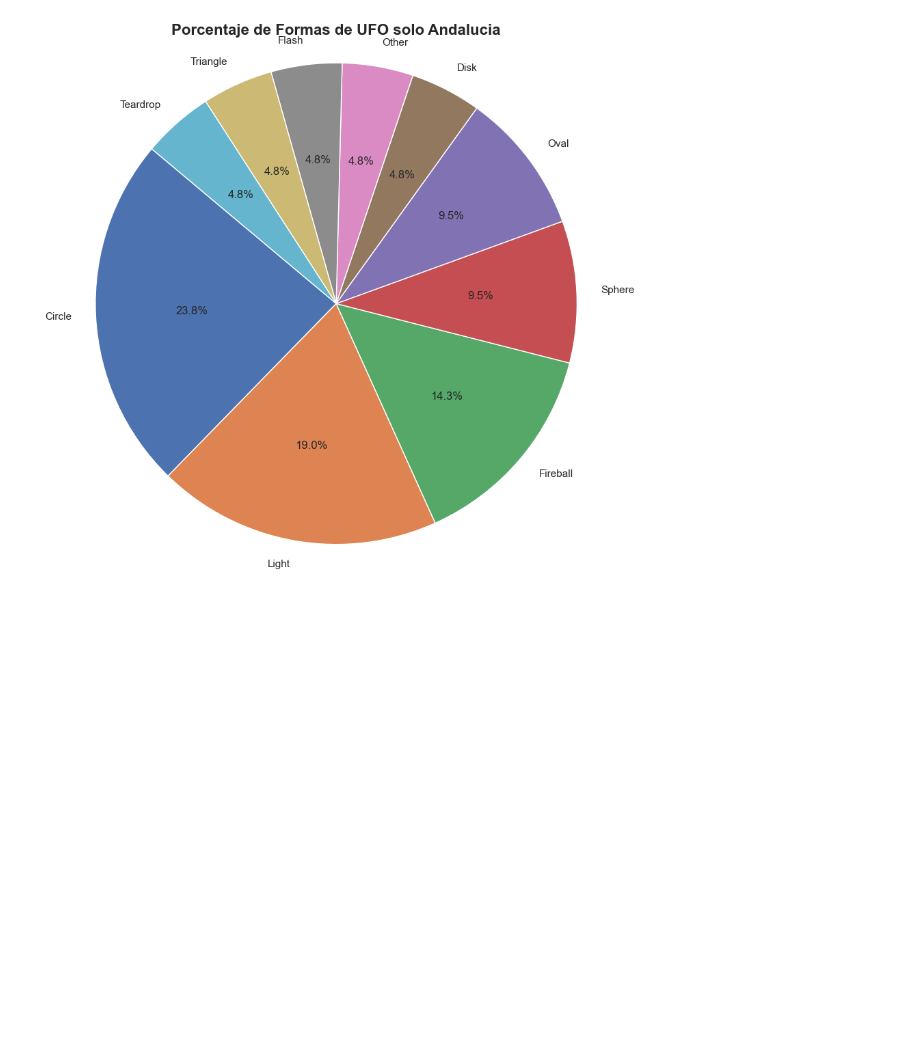
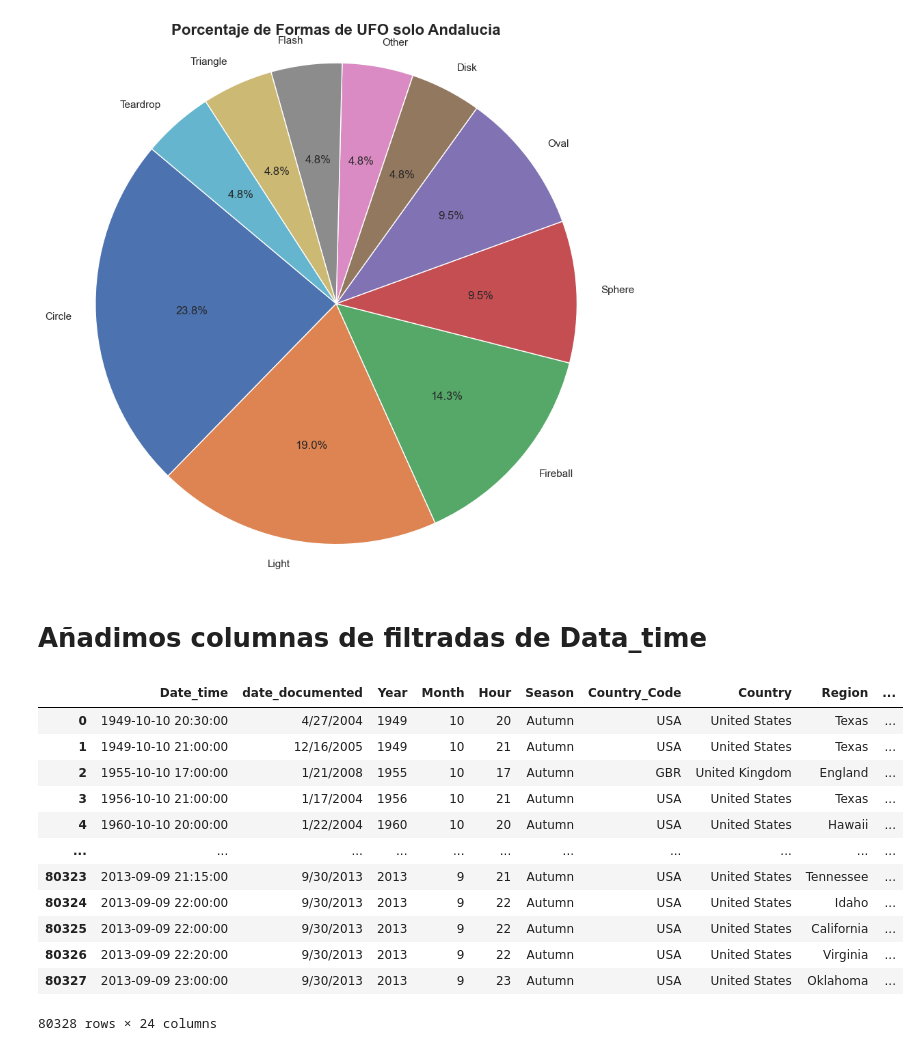
Before and after one commit to awchacon/first_project, a Jupyter notebook: first_project_2.0.ipynb, the cells around one changed output. Drawn from its saved outputs; the diff is of its cells as text; code cells hidden in the pictures; blank space fills up the shorter version.

```diff
--- a/first_project_2.0.ipynb
+++ b/first_project_2.0.ipynb
@@ -819,3 +825,32 @@ plt.title('Porcentaje de Formas de UFO solo Andalucia', fontsize=16, fontweight=
 plt.show()
 # %% [output]
 [figure]
+# %% [markdown]
+# Añadimos columnas de filtradas de Data_time
+# %%
+import pandas as pd
+import numpy as np
+import matplotlib.pyplot as plt
+
+ufo_df = pd.read_csv("E:/Folder_python/first_project/ufo.csv")
+#ufo_df_new = ufo_df.drop("id", axis=1)
+
+ufo_df_new.head()
+ufo_df_new[["Fecha", "Hora_total"]] = ufo_df_new["Date_time"].str.split(" ", expand=True)
+ufo_df_new[["Año", "Mes", "Dia"]] = ufo_df_new["Fecha"].str.split("-", expand=True)
+ufo_df_new[["Hora", "Minuto", "Segundo"]] =  ufo_df_new["Hora_total"].str.split(":", expand=True)
+ufo_df_new
+# %% [output]
+|  | Date_time | date_documented | Year | Month | Hour | Season | Country_Code | Country | Region | ... |
+| 0 | 1949-10-10 20:30:00 | 4/27/2004 | 1949 | 10 | 20 | Autumn | USA | United States | Texas | ... |
+| 1 | 1949-10-10 21:00:00 | 12/16/2005 | 1949 | 10 | 21 | Autumn | USA | United States | Texas | ... |
+| 2 | 1955-10-10 17:00:00 | 1/21/2008 | 1955 | 10 | 17 | Autumn | GBR | United Kingdom | England | ... |
+| 3 | 1956-10-10 21:00:00 | 1/17/2004 | 1956 | 10 | 21 | Autumn | USA | United States | Texas | ... |
+| 4 | 1960-10-10 20:00:00 | 1/22/2004 | 1960 | 10 | 20 | Autumn | USA | United States | Hawaii | ... |
+| ... | ... | ... | ... | ... | ... | ... | ... | ... | ... | ... |
+| 80323 | 2013-09-09 21:15:00 | 9/30/2013 | 2013 | 9 | 21 | Autumn | USA | United States | Tennessee | ... |
+| 80324 | 2013-09-09 22:00:00 | 9/30/2013 | 2013 | 9 | 22 | Autumn | USA | United States | Idaho | ... |
+| 80325 | 2013-09-09 22:00:00 | 9/30/2013 | 2013 | 9 | 22 | Autumn | USA | United States | California | ... |
+| 80326 | 2013-09-09 22:20:00 | 9/30/2013 | 2013 | 9 | 22 | Autumn | USA | United States | Virginia | ... |
+| 80327 | 2013-09-09 23:00:00 | 9/30/2013 | 2013 | 9 | 23 | Autumn | USA | United States | Oklahoma | ... |
+80328 rows × 24 columns
```
Also changed, not shown: parts of 19 cells of this notebook, 1 other file.
